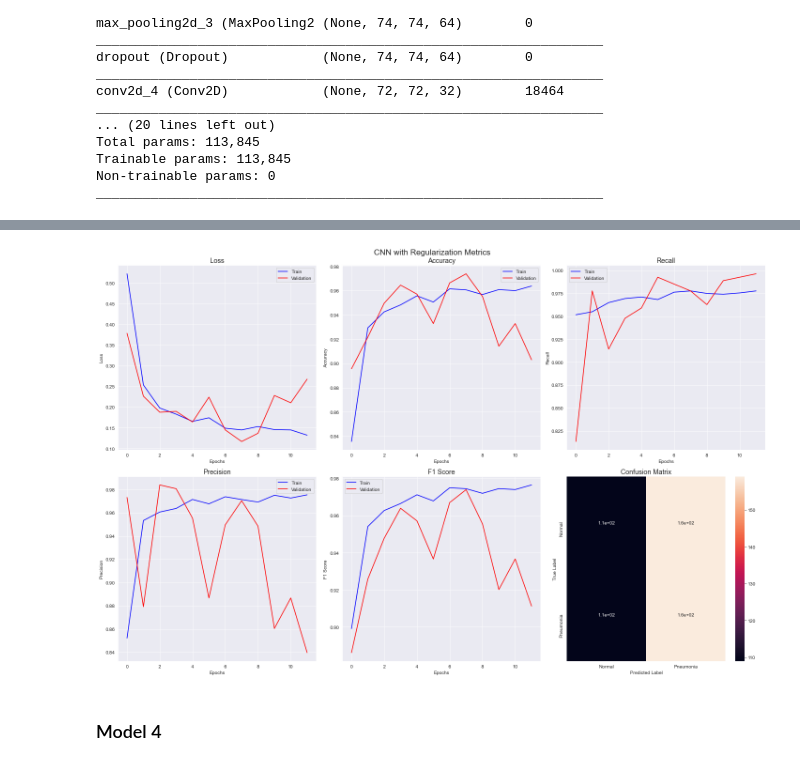
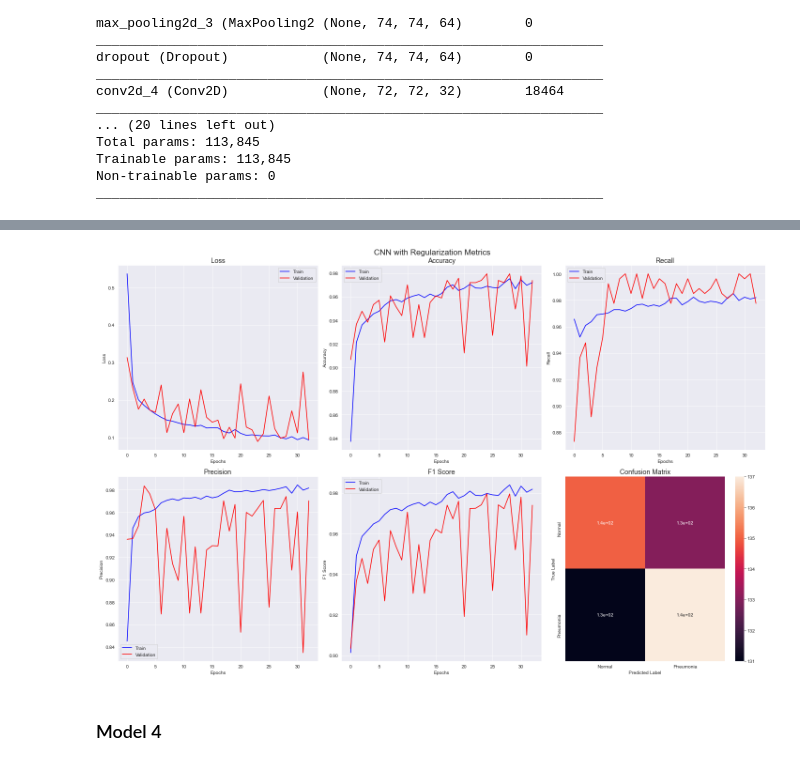
Before and after one commit to Bella3s/xray_image_classification, a Jupyter notebook: index.ipynb, the cells around one changed output, grey strips where cells are left out. Drawn from its saved outputs; the diff is of its cells as text; code cells hidden in the pictures.

```diff
--- a/index.ipynb
+++ b/index.ipynb
@@ -527,7 +526,7 @@ all_model_metrics = {'Model': [],
                     'Recall': [],
                     'Precision': [],
                     'F1 Score': [],
-                    'Computation Time': [],
+                    'Computation Time per Epoch': [],
                     'Confusion Matrix': []}
 
 def record_all(all_model_metrics, val_metrics, model_name, time, cnfs_mtrx, num_epochs):
@@ -539,7 +538,9 @@ def record_all(all_model_metrics, val_metrics, model_name, time, cnfs_mtrx, num_
     for i,metric in enumerate(metrics):
         all_model_metrics[metric].append(val_metrics[i][-1])
 
-    all_model_metrics['Computation Time per Epoch'].append(time/num_epochs)
+    time_per_epoch = round(time/num_epochs)
+
+    all_model_metrics['Computation Time per Epoch'].append(time_per_epoch)
     all_model_metrics['Confusion Matrix'].append(cnfs_mtrx)
 
     return all_model_metrics
@@ -637,7 +638,7 @@ baselinemodel_75.compile(optimizer=optimizers.RMSprop(learning_rate=1e-4),
 
 # Add an Early Stopping
 callback = keras.callbacks.EarlyStopping(monitor='val_accuracy',
-                             patience=4)
+                             patience=8)
 # Fit Model
 baseline_75_history = baselinemodel_75.fit(train_img_reshaped,
                                      train_labels_reshaped,
@@ -728,7 +737,7 @@ start_time = time.time()
 
 # Add an Early Stopping
 callback = keras.callbacks.EarlyStopping(monitor='val_accuracy',
-                             patience=4)
+                             patience=8)
 
 # Train Model
 cnn_history = cnn.fit(train_generator,
@@ -834,7 +847,7 @@ start_time = time.time()
 
 # Add an Early Stopping
 callback = keras.callbacks.EarlyStopping(monitor='val_accuracy',
-                             patience=4)
+                             patience=8)
 
 # Train Model
 cnn_reg_history = cnn_reg.fit(train_generator,
@@ -866,18 +879,18 @@ Execution Time: 3172
 # %%
 train_metrics, val_metrics, cnfs_mtrx = create_metric_lists(cnn_reg_history,
                                                             cnn_reg,
                                                             val_generator,
                                                             val_labels_reshaped)
 all_model_metrics = record_all(all_model_metrics,
                                val_metrics,
                                'CNN with Reg',
                                execution_time,
-                               cnfs_mtrx,,
+                               cnfs_mtrx,
                                callback.stopped_epoch)
 
 visualize_metrics(range(callback.stopped_epoch+1), train_metrics, val_metrics, 'CNN with Regularization', cnfs_mtrx)
 # %% [output]
-[figure, old version]
+[figure, new version]
 # %% [markdown]
 ### Model 4
 # %% [markdown]
```
Also changed, not shown: parts of 16 cells of this notebook.
